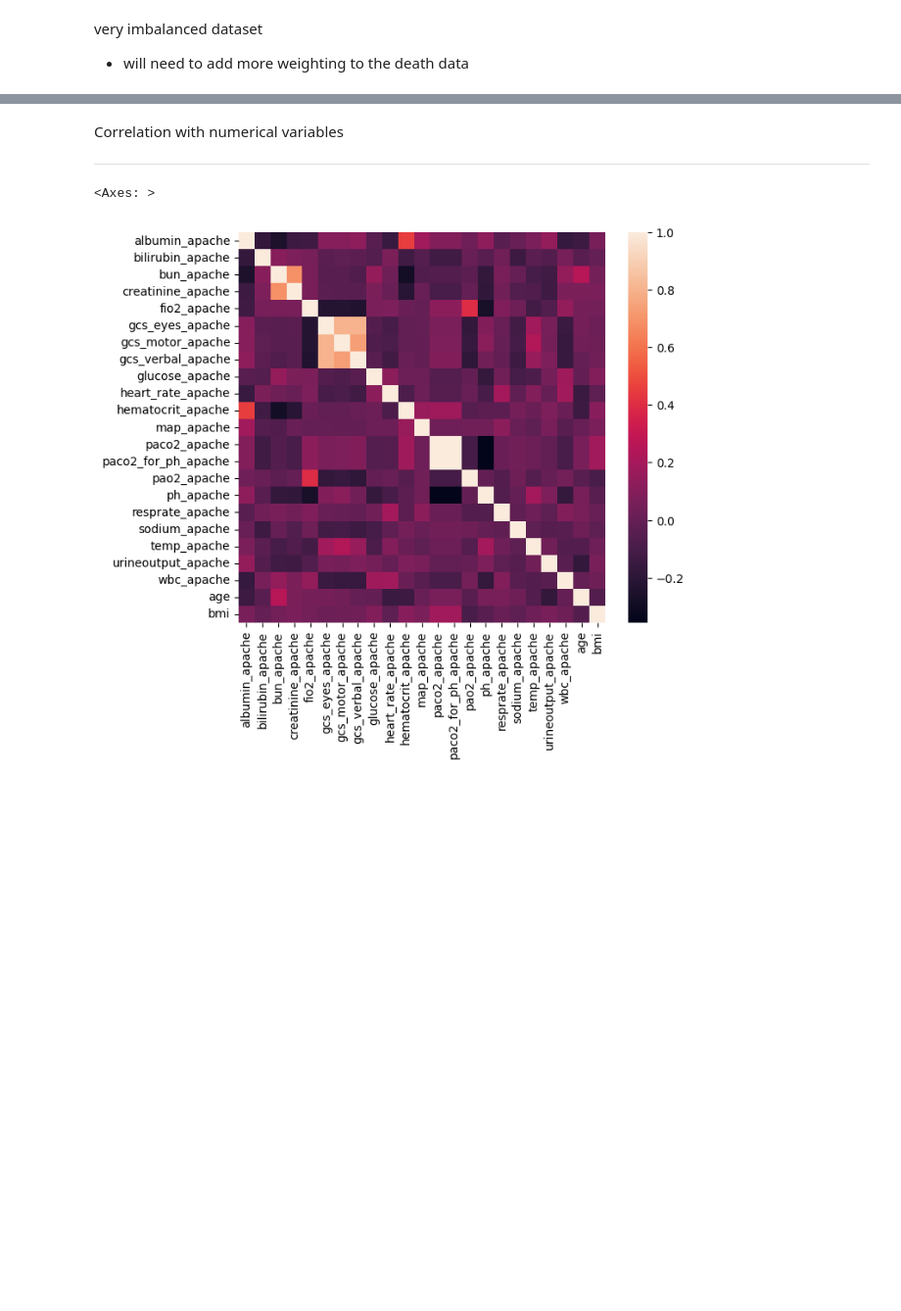
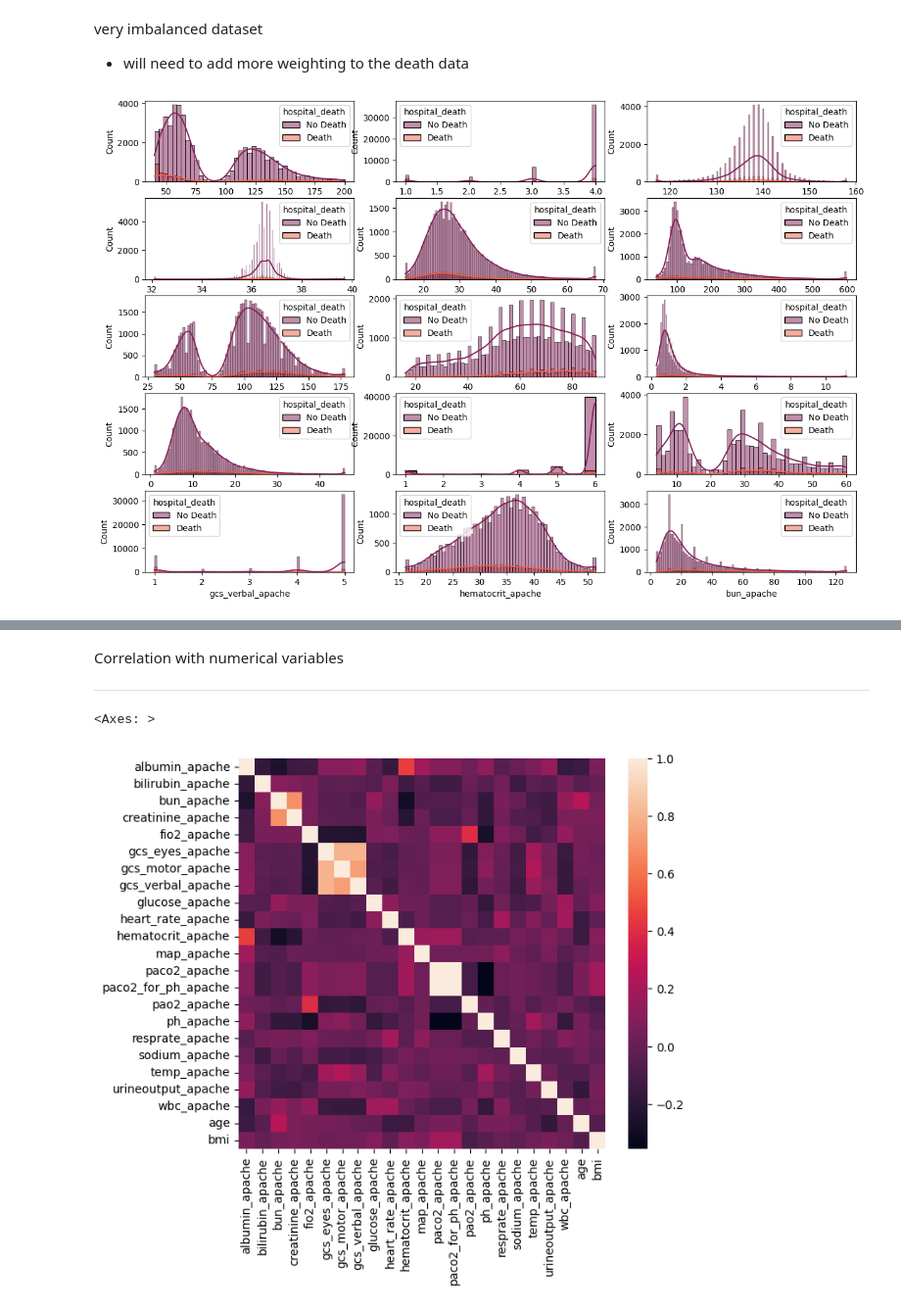
Before and after one commit to lilyzhizhou/Datathon-4, a Jupyter notebook: Datathon_4_Cleaning.ipynb, the cells around one changed output, grey strips where cells are left out. Shown: that part at 98% size. Cells and saved outputs as stored; diff of their text form; code cells hidden in the pictures; blank space fills up the shorter version.

```diff
--- a/Datathon_4_Cleaning.ipynb
+++ b/Datathon_4_Cleaning.ipynb
@@ -221,18 +221,0 @@ Visualize distribution of variables that have over 50% missing
-# %%
-# checking the difference in distribution of numerical features in two classes
-
-# Create a grid of subplots with 2 rows and 3 columns
-fig, axs = plt.subplots(ncols=3, nrows=3, figsize=(15, 10))
-
-# Loop over each feature in numerical and multinomial lists
-for i, column in enumerate(high_missing):
-    # Calculate the position for the subplot; x is the row index and y is the column index
-    x = i // 3
-    y = i % 3
-
-    # Plot a histogram of the feature split by the 'target' class
-    # kde=True adds a Kernel Density Estimate plot to smooth the histogram, providing a clearer view of the data distribution
-    sns.histplot(data_dscrpt, x=column, hue= target_column, kde=True, palette='rocket', ax=axs[x][y])
-
-# Display all the subplots
-plt.show()
@@ -299,3 +272,26 @@ fig.show()
 # %% [markdown]
 very imbalanced dataset
 - will need to add more weighting to the death data
+# %%
+# checking the difference in distribution of numerical features in two classes
+
+remaining_numerical_columns = list(set(numerical_columns) - set(high_missing))
+len(remaining_numerical_columns) #15
+
+# Create a grid of subplots with 2 rows and 3 columns
+fig, axs = plt.subplots(ncols=3, nrows=5, figsize=(15, 10))
+
+# Loop over each feature in numerical and multinomial lists
+for i, column in enumerate(remaining_numerical_columns):
+    # Calculate the position for the subplot; x is the row index and y is the column index
+    x = i // 3
+    y = i % 3
+
+    # Plot a histogram of the feature split by the 'target' class
+    # kde=True adds a Kernel Density Estimate plot to smooth the histogram, providing a clearer view of the data distribution
+    sns.histplot(data_dscrpt, x=column, hue= target_column, kde=True, palette='rocket', ax=axs[x][y])
+
+# Display all the subplots
+plt.show()
+# %% [output]
+[figure, added]
```
Also changed, not shown: parts of 9 cells of this notebook.
